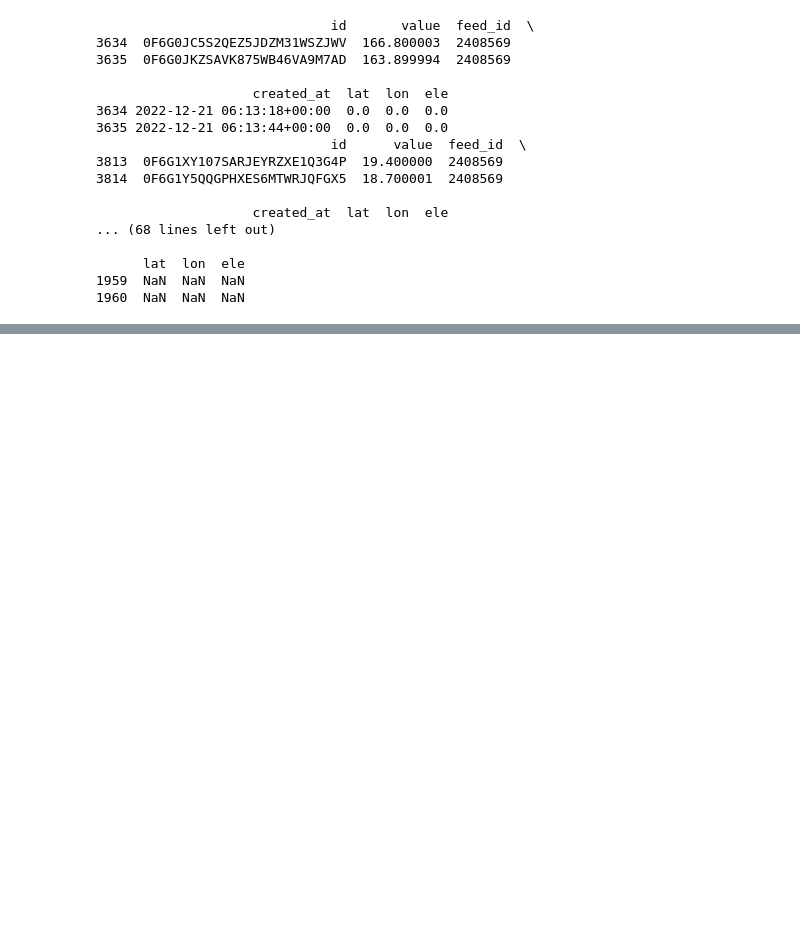
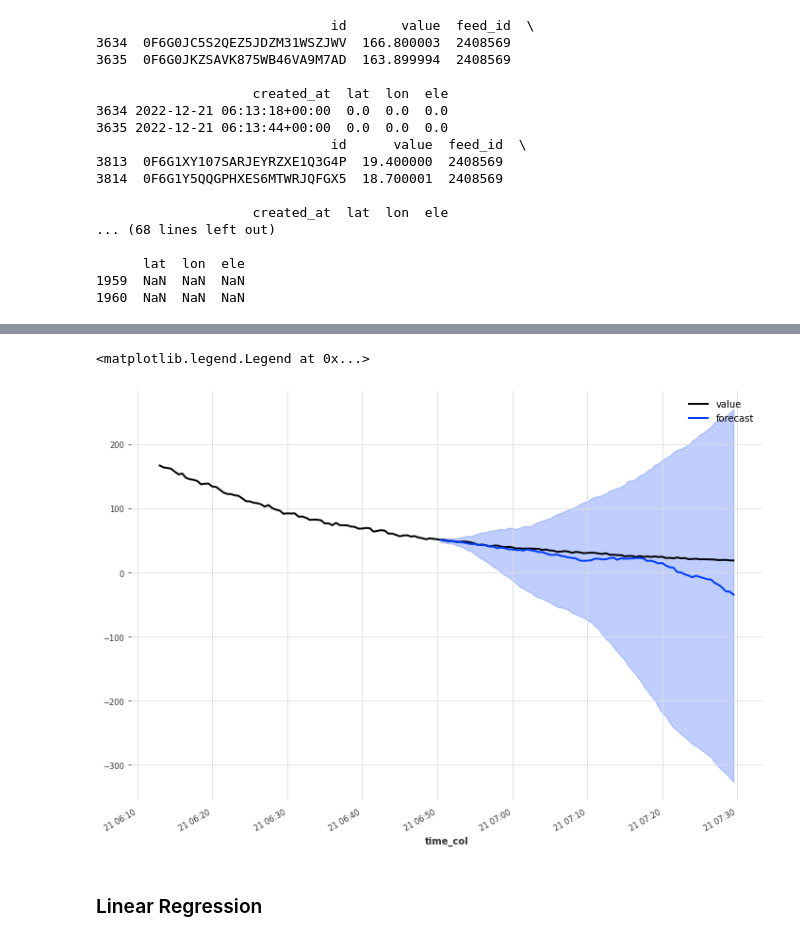
Before and after one commit to yuyouyou032/ph11, a Jupyter notebook: data/analysis.ipynb, the cells around one changed output, grey strips where cells are left out. Saved outputs shown, nothing was run; the diff lists cells and outputs as text; code cells hidden in the pictures; blank space fills up the shorter version.

```diff
--- a/data/analysis.ipynb
+++ b/data/analysis.ipynb
@@ -439,0 +538,10 @@ plt.legend(loc='upper right')
+# %%
+plt.figure(figsize=(12, 8))
+series.plot()
+prediction1.plot(label='forecast', low_quantile=0.05, high_quantile=0.95)
+plt.legend()
+# %% [output]
+<matplotlib.legend.Legend at 0x...>
+[figure, added]
+# %% [markdown]
+### Linear Regression
```
Also changed, not shown: parts of 44 cells of this notebook.
